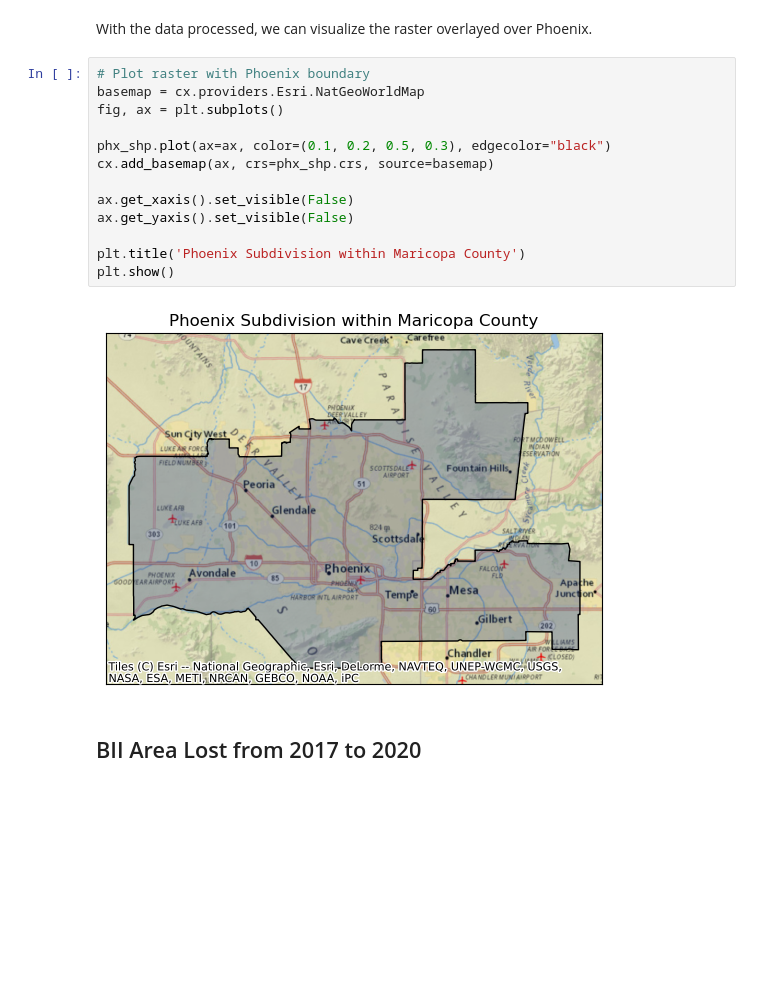
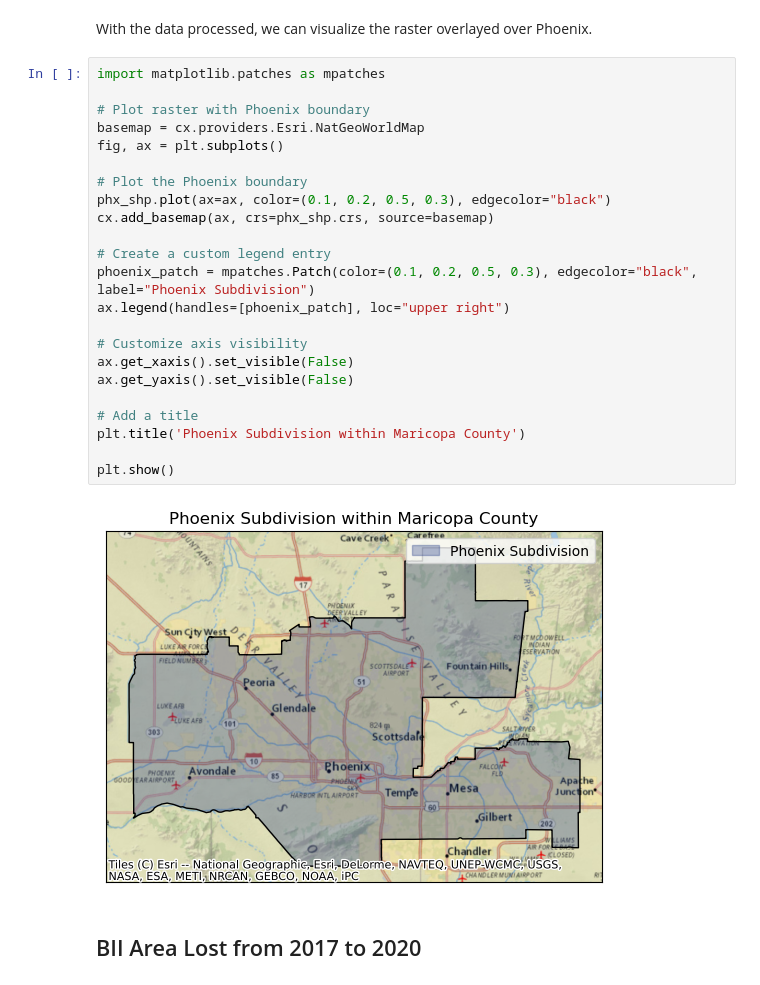
Before and after one commit to imsibaja/bii-phx, a Jupyter notebook: bii-phx.ipynb, the cells around one changed output. Drawn from its saved outputs; the diff is of its cells as text; blank space fills up the shorter version.

```diff
--- a/bii-phx.ipynb
+++ b/bii-phx.ipynb
@@ -224,20 +226,30 @@ phx_clip_2017 = (rast_2017.rio.clip_box(*phx_shp.total_bounds)
 # %% [markdown]
 With the data processed, we can visualize the raster overlayed over Phoenix.
 # %%
+import matplotlib.patches as mpatches
+
 # Plot raster with Phoenix boundary
 basemap = cx.providers.Esri.NatGeoWorldMap
 fig, ax = plt.subplots()
 
+# Plot the Phoenix boundary
 phx_shp.plot(ax=ax, color=(0.1, 0.2, 0.5, 0.3), edgecolor="black")
 cx.add_basemap(ax, crs=phx_shp.crs, source=basemap)
 
+# Create a custom legend entry
+phoenix_patch = mpatches.Patch(color=(0.1, 0.2, 0.5, 0.3), edgecolor="black", label="Phoenix Subdivision")
+ax.legend(handles=[phoenix_patch], loc="upper right")
+
+# Customize axis visibility
 ax.get_xaxis().set_visible(False)
 ax.get_yaxis().set_visible(False)
 
+# Add a title
 plt.title('Phoenix Subdivision within Maricopa County')
+
 plt.show()
 # %% [output]
-[figure, old version]
+[figure, new version]
 # %% [markdown]
 ## BII Area Lost from 2017 to 2020
 # %% [markdown]
```
Also changed, not shown: parts of 3 cells of this notebook, 1 other file.
